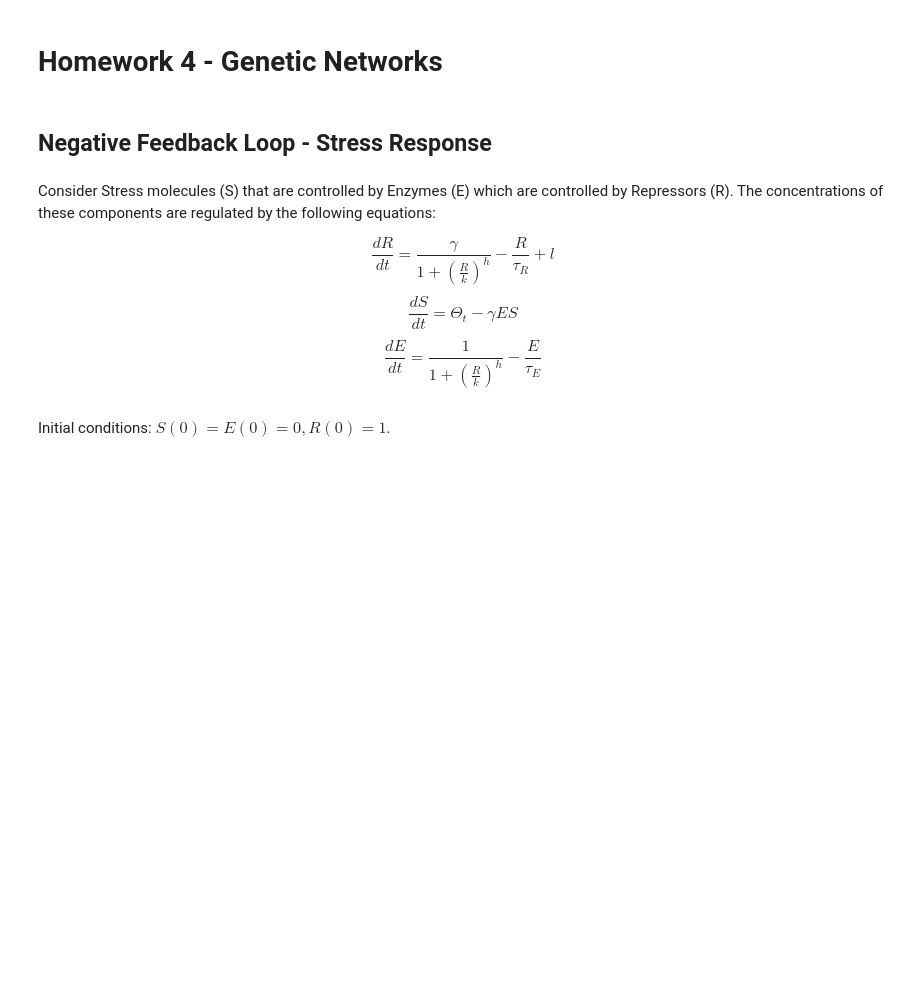
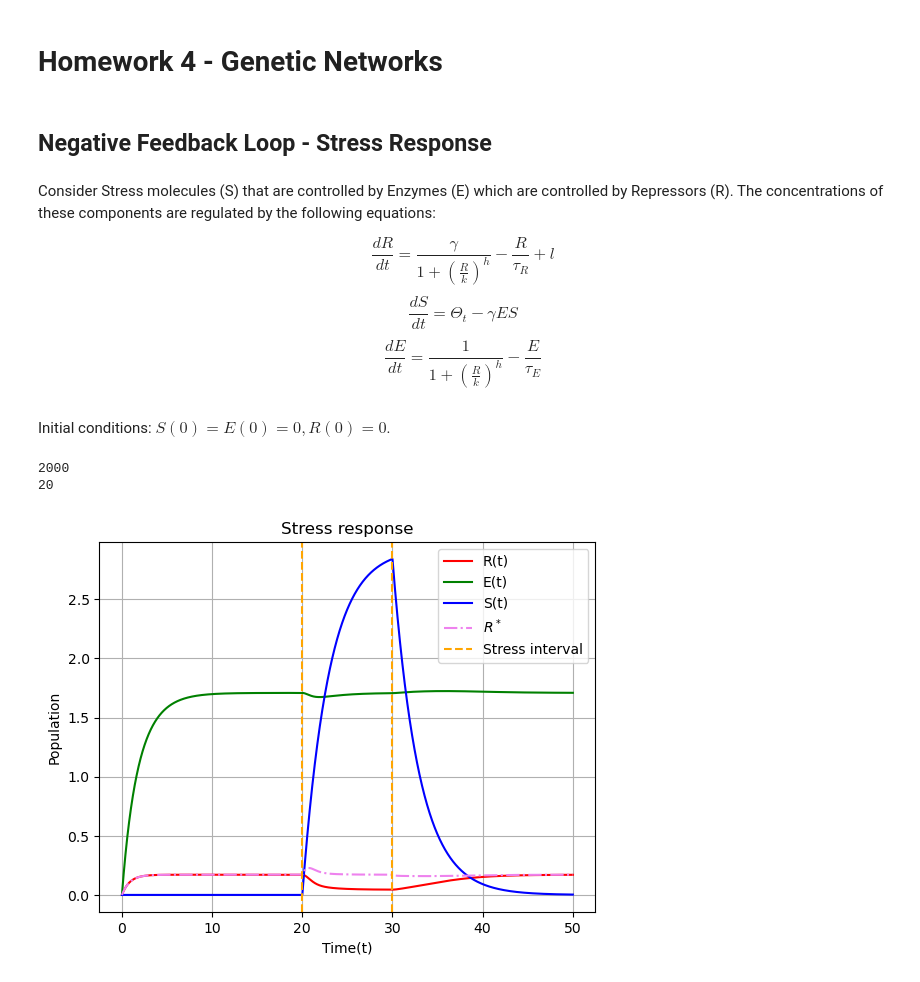
Before and after one commit to pietromalagoli/Physics-of-Living-Systems, a Jupyter notebook: hw/homework4_Malagoli.ipynb, the cells around one changed output. Saved outputs shown, nothing was run; the diff lists cells and outputs as text; code cells hidden in the pictures; blank space fills up the shorter version.

Commit message:
Hw4-NFL done, only E(t) should have a spike on the stress

```diff
--- a/hw/homework4_Malagoli.ipynb
+++ b/hw/homework4_Malagoli.ipynb
@@ -9,11 +9,69 @@ $$ \frac{dR}{dt} = \frac{\gamma}{1+(\frac{R}{k})^h} - \frac{R}{\tau_R} + l $$
 $$ \frac{dS}{dt} = \Theta_t - \gamma E S $$
 $$ \frac{dE}{dt} = \frac{1}{1+(\frac{R}{k})^h} - \frac{E}{\tau_E} $$
 # %% [markdown]
-Initial conditions: $ S(0) = E(0) = 0, R(0) = 1 $.
+Initial conditions: $ S(0) = E(0) = 0, R(0) = 0 $.
 # %%
 import numpy as np
 import matplotlib.pyplot as plt
 from scipy.integrate import odeint
+# %%
+# initial conditions
+R0 = 0
+S0 = 0
+E0 = 0
+
+par = [0.2,1,1,0,1,2,[20,30]]
+
+# we define Theta_t(t), which is the stress source, to be a step function that activates and spikes at a certain
+# point in time. This makes sense since the stress is usually caused by an abrupt change or signal
+
+def Theta_t(t):
+    #return np.where(np.isclose(t,t_th,rtol=1e-4), 1, 0)
+    return np.where(t>0,1,0)
+
+# define the equations
+def system(y, t, Theta_t, par):
+    # par[0] = gamma
+    # par[1] = k
+    # par[2] = h
+    # par[3] = l
+    # par[4] = tau_R
+    # par[5] = tau_E
+    # par [6] = t_th (t_s: stress point)
+
+    R, E, S = y
+    R_star = R * (1+S)
+    drdt = par[0] / (1 + (R_star/par[1])**par[2]) - (R_star/par[4]) + par[3]
+    dedt = 1 / (1+(R_star/par[1])**par[2]) - (E / par[5])
+    dsdt = Theta_t(t-par[6][0])*(1-Theta_t(t-par[6][1])) - par[0] * E * S
+    return [drdt,dedt,dsdt]
+
+# set the time space
+t_s = np.linspace(0,50,5000)
+
+print(np.sum(Theta_t(t_s-par[6][0])*(1-Theta_t(t_s-par[6][1]-10))))
+print(par[6][0])
+
+# Solve
+R= odeint(system, [R0,E0,S0], t_s, args=(Theta_t,par))[:,0]
+E = odeint(system, [R0,E0,S0], t_s, args=(Theta_t,par))[:,1]
+S = odeint(system, [R0,E0,S0], t_s, args=(Theta_t,par))[:,2]
+plt.plot(t_s, R, c='r', label='R(t)')
+plt.plot(t_s, E, c='g', label='E(t)')
+plt.plot(t_s, S,  c='b', label='S(t)')
+plt.plot(t_s, R*(1+S), c='violet', linestyle='-.', label='$R^*$')
+plt.axvline(par[6][0], c='orange', linestyle='--', label='Stress interval')
+plt.axvline(par[6][1], c='orange', linestyle='--')
+plt.legend()
+plt.grid()
+plt.xlabel('Time(t)')
+plt.ylabel('Population')
+plt.title('Stress response')
+plt.show()
+# %% [output]
+2000
+20
+[figure, added]
 # %%
 # initial conditions
 R0 = 0
```
Also changed, not shown: parts of 1 cell of this notebook.
